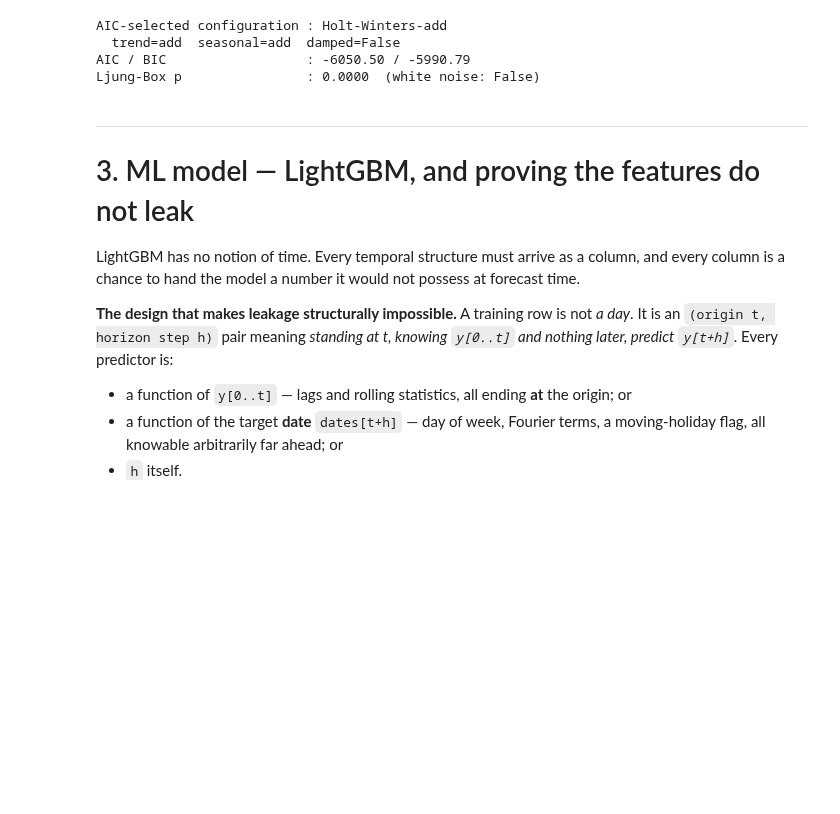
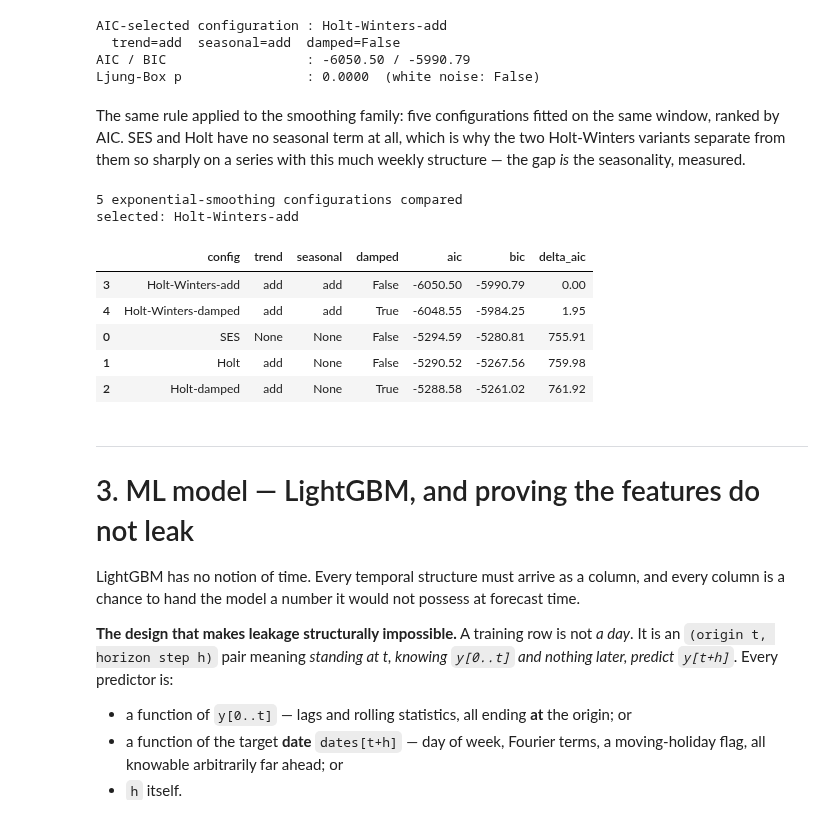
Before and after one commit to Abdullah-FZN/calibrated-forecast-backtesting, a Jupyter notebook: capstone_notebook.ipynb, the cells around one changed output. Saved outputs shown, nothing was run; the diff lists cells and outputs as text; code cells hidden in the pictures; blank space fills up the shorter version.

```diff
--- a/capstone_notebook.ipynb
+++ b/capstone_notebook.ipynb
@@ -444,6 +508,28 @@ AIC-selected configuration : Holt-Winters-add
   trend=add  seasonal=add  damped=False
 AIC / BIC                  : -6050.50 / -5990.79
 Ljung-Box p                : 0.0000  (white noise: False)
+# %% [markdown]
+The same rule applied to the smoothing family: five configurations fitted on
+the same window, ranked by AIC. SES and Holt have no seasonal term at all,
+which is why the two Holt-Winters variants separate from them so sharply on a
+series with this much weekly structure — the gap *is* the seasonality, measured.
+# %%
+ets_candidates = pd.DataFrame(res_ets.meta["candidates"])
+ets_candidates["delta_aic"] = ets_candidates["aic"] - ets_candidates["aic"].min()
+print(f"{len(ets_candidates)} exponential-smoothing configurations compared")
+print(f"selected: {res_ets.meta['ets_config']}")
+ets_candidates.sort_values("aic")[
+    ["config", "trend", "seasonal", "damped", "aic", "bic", "delta_aic"]
+].round(2)
+# %% [output]
+5 exponential-smoothing configurations compared
+selected: Holt-Winters-add
+|  | config | trend | seasonal | damped | aic | bic | delta_aic |
+| 3 | Holt-Winters-add | add | add | False | -6050.50 | -5990.79 | 0.00 |
+| 4 | Holt-Winters-damped | add | add | True | -6048.55 | -5984.25 | 1.95 |
+| 0 | SES | None | None | False | -5294.59 | -5280.81 | 755.91 |
+| 1 | Holt | add | None | False | -5290.52 | -5267.56 | 759.98 |
+| 2 | Holt-damped | add | None | True | -5288.58 | -5261.02 | 761.92 |
 # %% [markdown]
 ---
 
```
Also changed, not shown: parts of 7 cells of this notebook, 19 other files.
